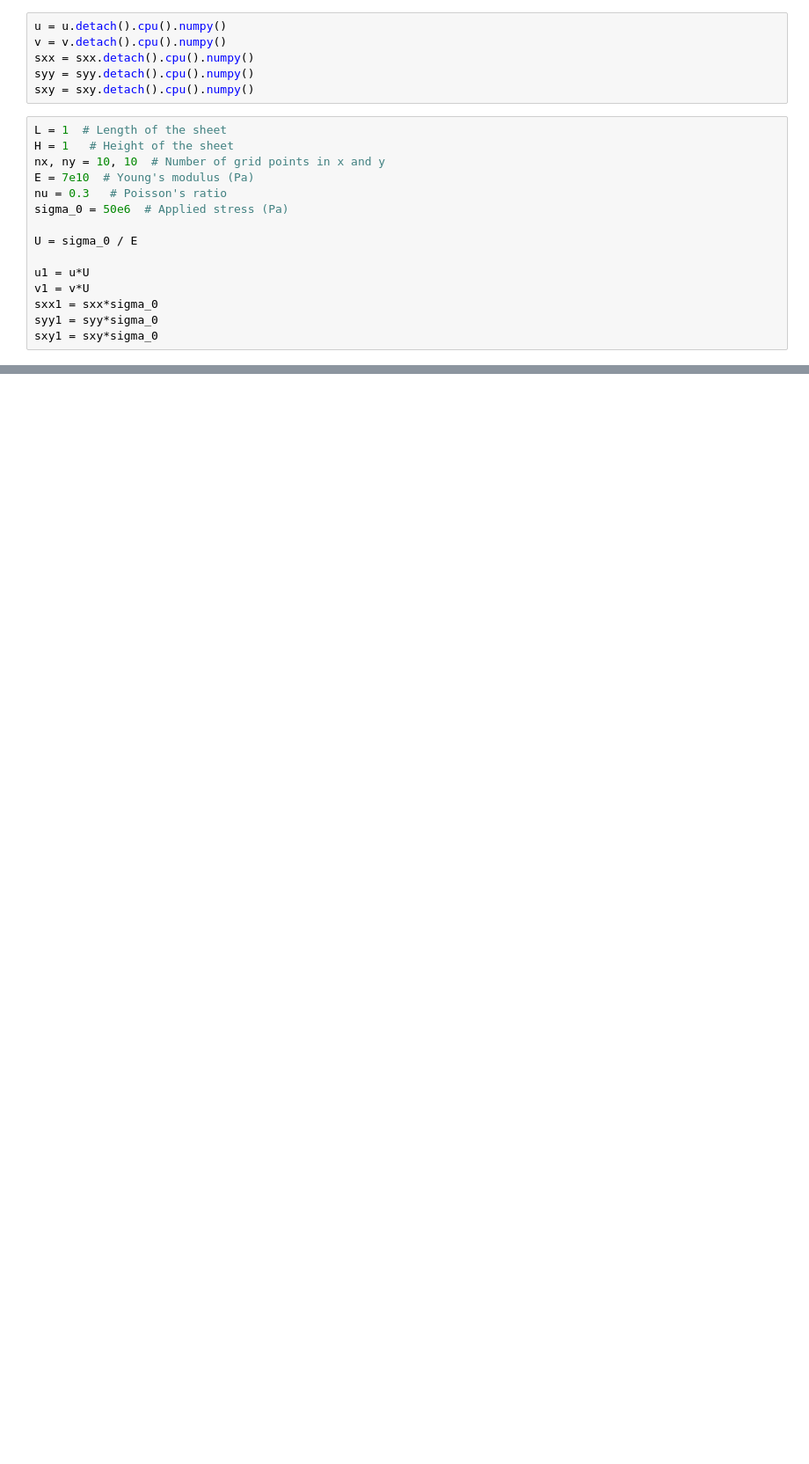
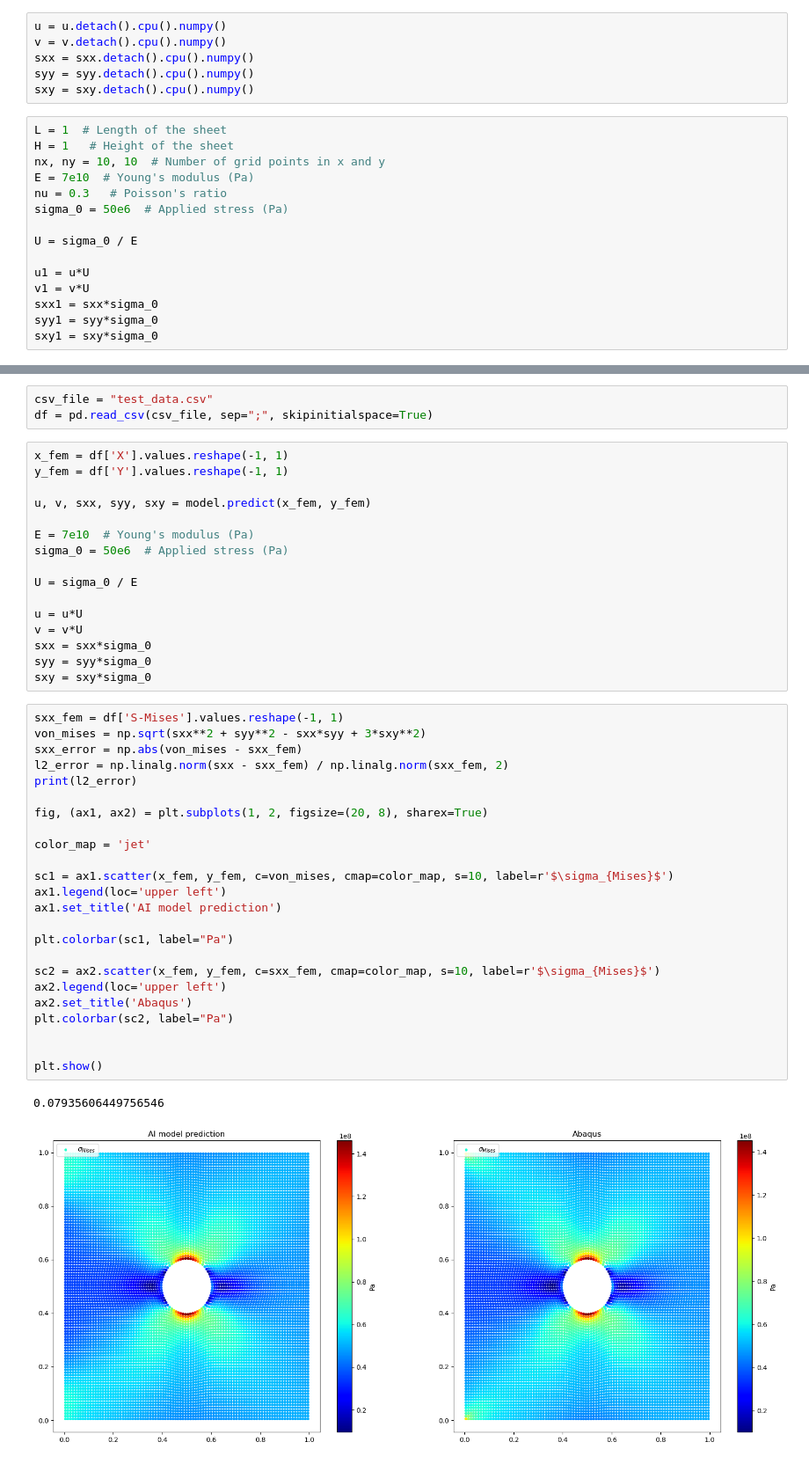
Before and after one commit to alleswe2k/PINNs, a Jupyter notebook: 2D_sheet_problem/complete.ipynb, the cells around one changed output, grey strips where cells are left out. Shown at 88% size. Cells and saved outputs as stored; diff of their text form; blank space fills up the shorter version.

```diff
--- a/2D_sheet_problem/complete.ipynb
+++ b/2D_sheet_problem/complete.ipynb
@@ -378,0 +388,46 @@ plt.show()
+# %%
+csv_file = "test_data.csv"
+df = pd.read_csv(csv_file, sep=";", skipinitialspace=True)
+# %%
+x_fem = df['X'].values.reshape(-1, 1)
+y_fem = df['Y'].values.reshape(-1, 1)
+
+u, v, sxx, syy, sxy = model.predict(x_fem, y_fem)
+
+E = 7e10  # Young's modulus (Pa)
+sigma_0 = 50e6  # Applied stress (Pa)
+
+U = sigma_0 / E
+
+u = u*U
+v = v*U
+sxx = sxx*sigma_0
+syy = syy*sigma_0
+sxy = sxy*sigma_0
+# %%
+sxx_fem = df['S-Mises'].values.reshape(-1, 1)
+von_mises = np.sqrt(sxx**2 + syy**2 - sxx*syy + 3*sxy**2)
+sxx_error = np.abs(von_mises - sxx_fem)
+l2_error = np.linalg.norm(sxx - sxx_fem) / np.linalg.norm(sxx_fem, 2)
+print(l2_error)
+
+fig, (ax1, ax2) = plt.subplots(1, 2, figsize=(20, 8), sharex=True)
+
+color_map = 'jet'
+
+sc1 = ax1.scatter(x_fem, y_fem, c=von_mises, cmap=color_map, s=10, label=r'$\sigma_{Mises}$')
+ax1.legend(loc='upper left')
+ax1.set_title('AI model prediction')
+
+plt.colorbar(sc1, label="Pa")
+
+sc2 = ax2.scatter(x_fem, y_fem, c=sxx_fem, cmap=color_map, s=10, label=r'$\sigma_{Mises}$')
+ax2.legend(loc='upper left')
+ax2.set_title('Abaqus')
+plt.colorbar(sc2, label="Pa")
+
+
+plt.show()
+# %% [output]
+0.07935606449756546
+[figure, added]
```
Also changed, not shown: parts of 14 cells of this notebook, 4 other files.
